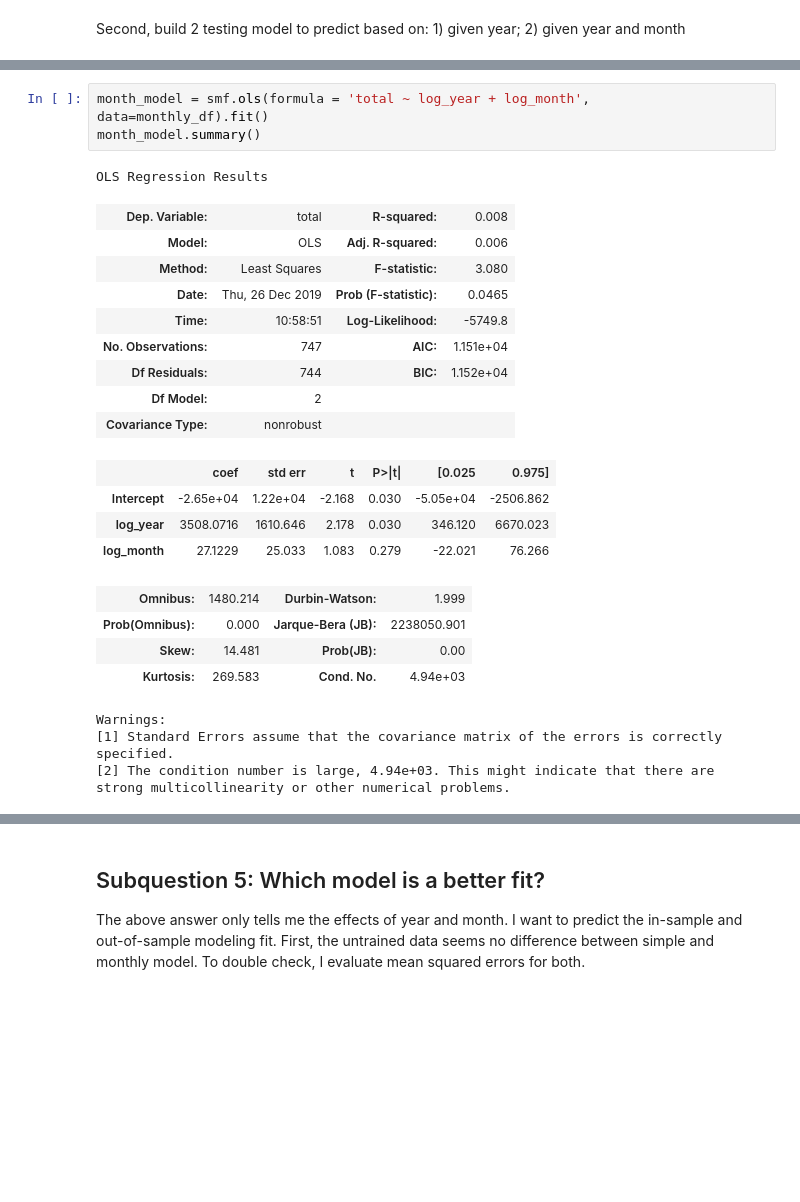
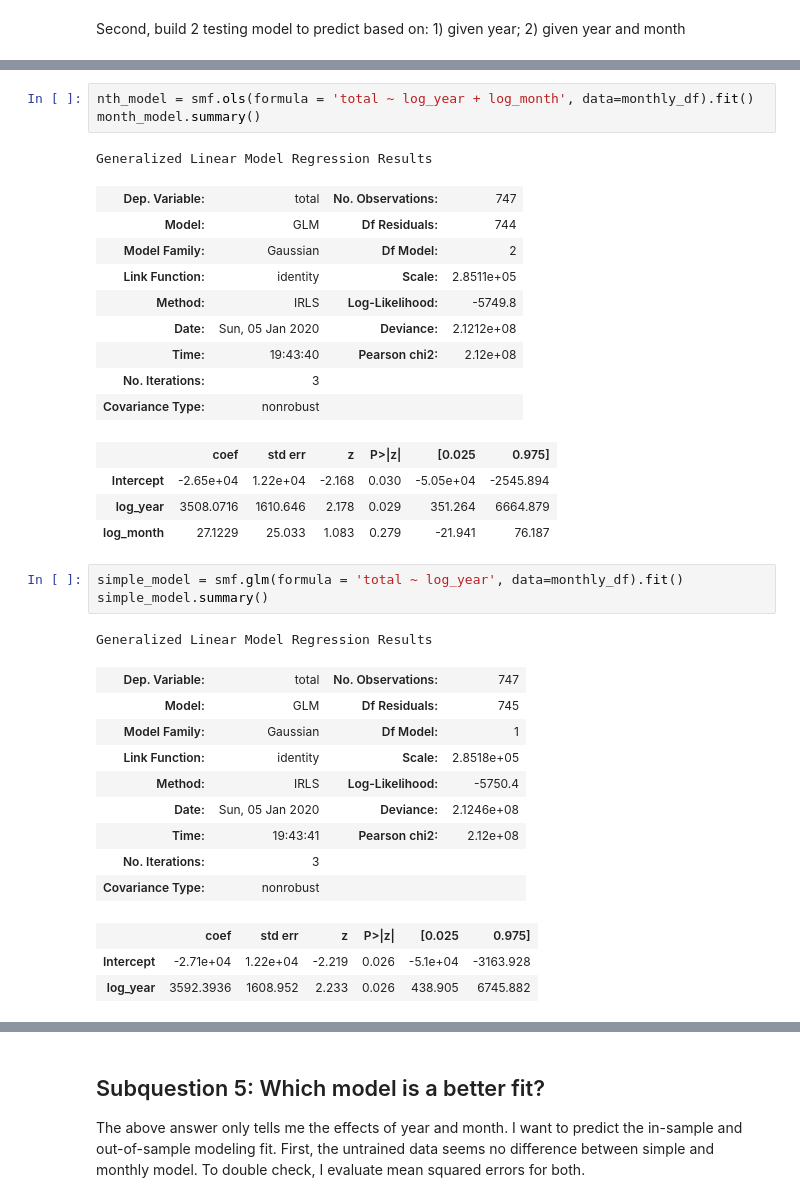
Before and after one commit to Liulinya/masterPython, a Jupyter notebook: MSSP 628 Final Project/Liu_607 Final Project.ipynb, the cells around one changed output, grey strips where cells are left out. Cells and saved outputs as stored; diff of their text form; blank space fills up the shorter version.

```diff
--- a/MSSP 628 Final Project/Liu_607 Final Project.ipynb
+++ b/MSSP 628 Final Project/Liu_607 Final Project.ipynb
@@ -298,28 +304,37 @@ Warnings:
 [2] The condition number is large, 4.83e+03. This might indicate that there are
 strong multicollinearity or other numerical problems.
 # %%
-month_model = smf.ols(formula = 'total ~ log_year + log_month', data=monthly_df).fit()
+nth_model = smf.ols(formula = 'total ~ log_year + log_month', data=monthly_df).fit()
 month_model.summary()
 # %% [output]
-OLS Regression Results
+Generalized Linear Model Regression Results
-| Dep. Variable: | total | R-squared: | 0.008 |
-| Model: | OLS | Adj. R-squared: | 0.006 |
-| Method: | Least Squares | F-statistic: | 3.080 |
-| Date: | Thu, 26 Dec 2019 | Prob (F-statistic): | 0.0465 |
-| Time: | 10:58:51 | Log-Likelihood: | -5749.8 |
-| No. Observations: | 747 | AIC: | 1.151e+04 |
-| Df Residuals: | 744 | BIC: | 1.152e+04 |
-| Df Model: | 2 |  |  |
+| Dep. Variable: | total | No. Observations: | 747 |
+| Model: | GLM | Df Residuals: | 744 |
+| Model Family: | Gaussian | Df Model: | 2 |
+| Link Function: | identity | Scale: | 2.8511e+05 |
+| Method: | IRLS | Log-Likelihood: | -5749.8 |
+| Date: | Sun, 05 Jan 2020 | Deviance: | 2.1212e+08 |
+| Time: | 19:43:40 | Pearson chi2: | 2.12e+08 |
+| No. Iterations: | 3 |  |  |
 | Covariance Type: | nonrobust |  |  |
-|  | coef | std err | t | P>|t| | [0.025 | 0.975] |
-| Intercept | -2.65e+04 | 1.22e+04 | -2.168 | 0.030 | -5.05e+04 | -2506.862 |
-| log_year | 3508.0716 | 1610.646 | 2.178 | 0.030 | 346.120 | 6670.023 |
-| log_month | 27.1229 | 25.033 | 1.083 | 0.279 | -22.021 | 76.266 |
+|  | coef | std err | z | P>|z| | [0.025 | 0.975] |
+| Intercept | -2.65e+04 | 1.22e+04 | -2.168 | 0.030 | -5.05e+04 | -2545.894 |
+| log_year | 3508.0716 | 1610.646 | 2.178 | 0.029 | 351.264 | 6664.879 |
+| log_month | 27.1229 | 25.033 | 1.083 | 0.279 | -21.941 | 76.187 |
-| Omnibus: | 1480.214 | Durbin-Watson: | 1.999 |
-| Prob(Omnibus): | 0.000 | Jarque-Bera (JB): | 2238050.901 |
-| Skew: | 14.481 | Prob(JB): | 0.00 |
-| Kurtosis: | 269.583 | Cond. No. | 4.94e+03 |
-Warnings:
-[1] Standard Errors assume that the covariance matrix of the errors is correctly specified.
-[2] The condition number is large, 4.94e+03. This might indicate that there are
-strong multicollinearity or other numerical problems.
+# %%
+simple_model = smf.glm(formula = 'total ~ log_year', data=monthly_df).fit()
+simple_model.summary()
+# %% [output]
+Generalized Linear Model Regression Results
+| Dep. Variable: | total | No. Observations: | 747 |
+| Model: | GLM | Df Residuals: | 745 |
+| Model Family: | Gaussian | Df Model: | 1 |
+| Link Function: | identity | Scale: | 2.8518e+05 |
+| Method: | IRLS | Log-Likelihood: | -5750.4 |
+| Date: | Sun, 05 Jan 2020 | Deviance: | 2.1246e+08 |
+| Time: | 19:43:41 | Pearson chi2: | 2.12e+08 |
+| No. Iterations: | 3 |  |  |
+| Covariance Type: | nonrobust |  |  |
+|  | coef | std err | z | P>|z| | [0.025 | 0.975] |
+| Intercept | -2.71e+04 | 1.22e+04 | -2.219 | 0.026 | -5.1e+04 | -3163.928 |
+| log_year | 3592.3936 | 1608.952 | 2.233 | 0.026 | 438.905 | 6745.882 |
```
Also changed, not shown: parts of 4 cells of this notebook.
